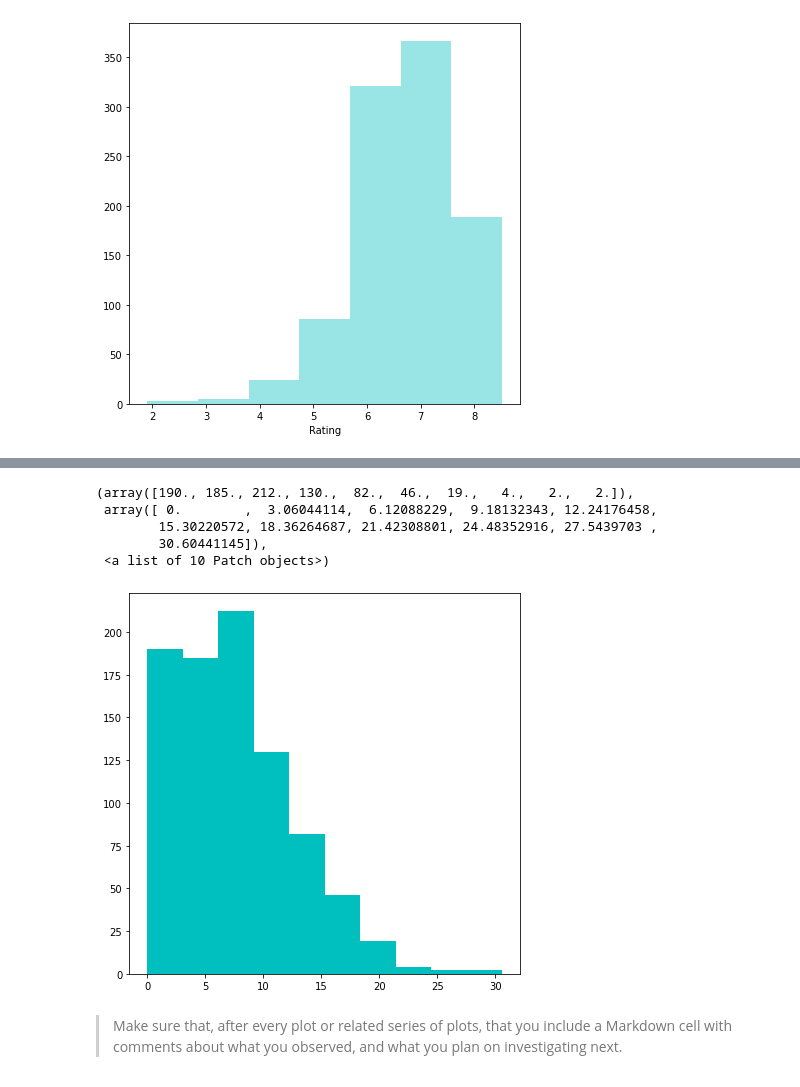
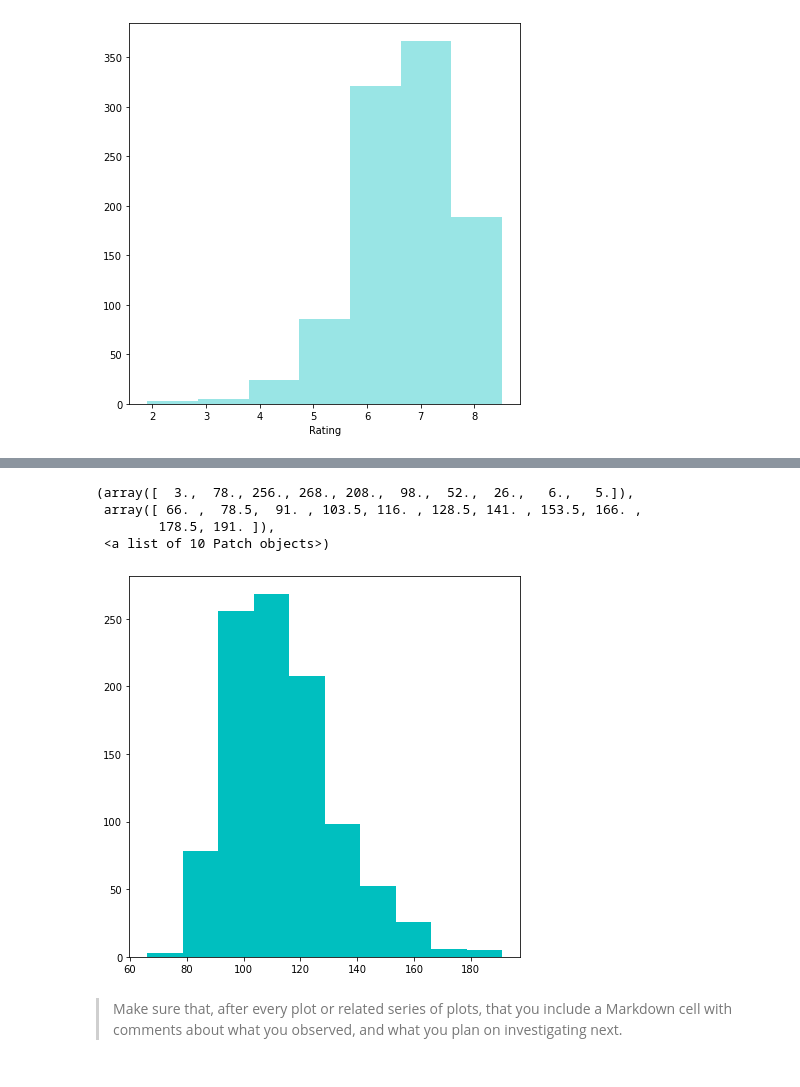
Before and after one commit to yufrances90/Communicate-Data-Findings, a Jupyter notebook: exploration_template-Copy1.ipynb, the cells around one changed output, grey strips where cells are left out. Drawn from its saved outputs; the diff is of its cells as text; code cells hidden in the pictures.

```diff
--- a/exploration_template-Copy1.ipynb
+++ b/exploration_template-Copy1.ipynb
@@ -88,14 +101,13 @@ sns.distplot(df['Rating'], color='c', bins=bin_edges, kde=False)
 # %%
-sqrt_revenues = np.sqrt(df['Revenue (Millions)'])
+runtimes = df['Runtime (Minutes)']
 
-plt.hist(sqrt_revenues, color='c')
+plt.hist(runtimes, color='c')
 # %% [output]
-(array([190., 185., 212., 130.,  82.,  46.,  19.,   4.,   2.,   2.]),
- array([ 0.        ,  3.06044114,  6.12088229,  9.18132343, 12.24176458,
-        15.30220572, 18.36264687, 21.42308801, 24.48352916, 27.5439703 ,
-        30.60441145]),
+(array([  3.,  78., 256., 268., 208.,  98.,  52.,  26.,   6.,   5.]),
+ array([ 66. ,  78.5,  91. , 103.5, 116. , 128.5, 141. , 153.5, 166. ,
+        178.5, 191. ]),
  <a list of 10 Patch objects>)
-[figure, old version]
+[figure, new version]
 # %% [markdown]
 > Make sure that, after every plot or related series of plots, that you
 include a Markdown cell with comments about what you observed, and what
```
Also changed, not shown: parts of 5 cells of this notebook.
